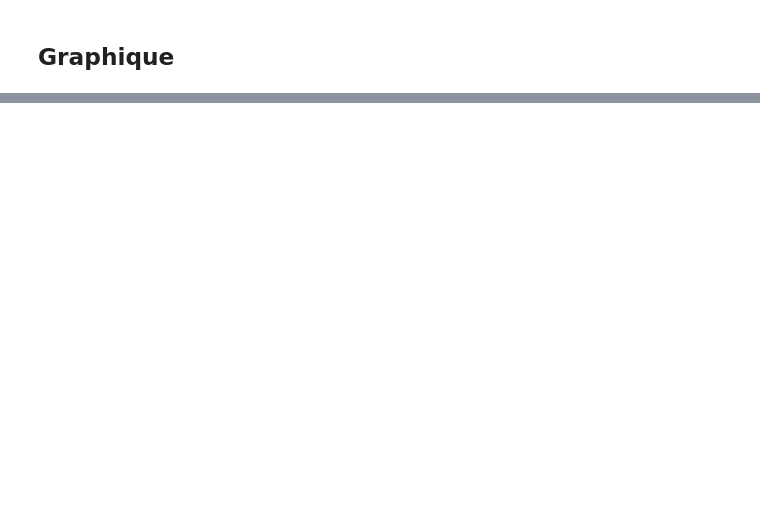
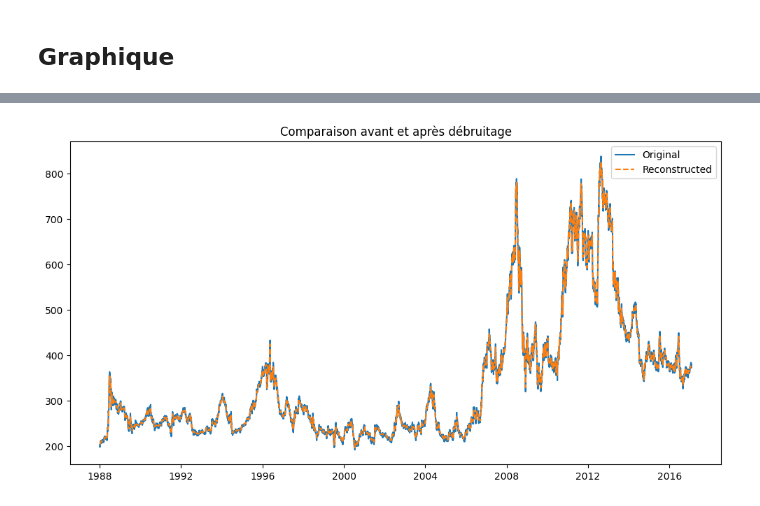
Before and after one commit to NaimLehbiben/Gestion-Quantitative, a Jupyter notebook: notebook.ipynb, the cells around one changed output, grey strips where cells are left out. Saved outputs shown, nothing was run; the diff lists cells and outputs as text; code cells hidden in the pictures; blank space fills up the shorter version.

```diff
--- a/notebook.ipynb
+++ b/notebook.ipynb
@@ -68,0 +73,33 @@ No artists with labels found to put in legend.  Note that artists whose label st
+# %%
+import pandas as pd
+import matplotlib.pyplot as plt
+from src.model import wavelet  # Assurez-vous que wavelet.py est dans le même dossier ou correctement configuré dans le PYTHONPATH
+
+# Charger les données
+df = pd.read_pickle('src/data/panel_data.pkl')
+df["index"] = pd.to_datetime(df["index"])
+df = df[(df['index'] >= '1988-01-01') & (df['index'] <= '2017-01-31')]
+data = df['Maturity 3'].dropna()  # Remplacez 'nom_de_la_colonne' par le nom réel de la colonne
+
+# Appliquer la transformation en ondelette
+coeffs = wavelet.apply_wavelet_decomposition(data)
+
+# Calculer le seuil basé sur MAD et appliquer le seuillage
+threshold = wavelet.calculate_mad_based_threshold(coeffs, len(data))
+thresholded_coeffs = wavelet.threshold_coeffs(coeffs, threshold)
+
+# Reconstruction du signal
+reconstructed_signal = wavelet.reconstruct_signal_from_coeffs(thresholded_coeffs)
+
+# Ajustement de la longueur si nécessaire et affichage
+if len(reconstructed_signal) != len(data):
+    reconstructed_signal = reconstructed_signal[:len(data)]
+
+plt.figure(figsize=(12, 6))
+plt.plot(df['index'][:len(data)], data, label='Original')
+plt.plot(df['index'][:len(data)], reconstructed_signal, label='Reconstructed', linestyle='--')
+plt.legend()
+plt.title('Comparaison avant et après débruitage')
+plt.show()
+# %% [output]
+[figure, added]
```
Also changed, not shown: parts of 5 cells of this notebook, 8 other files.
